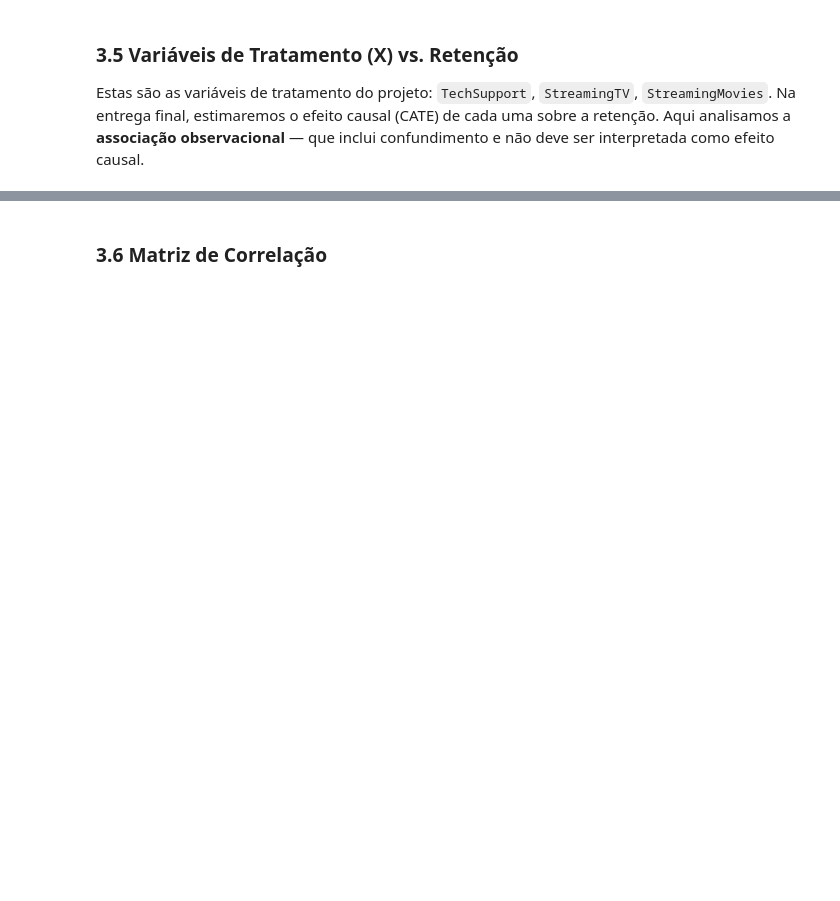
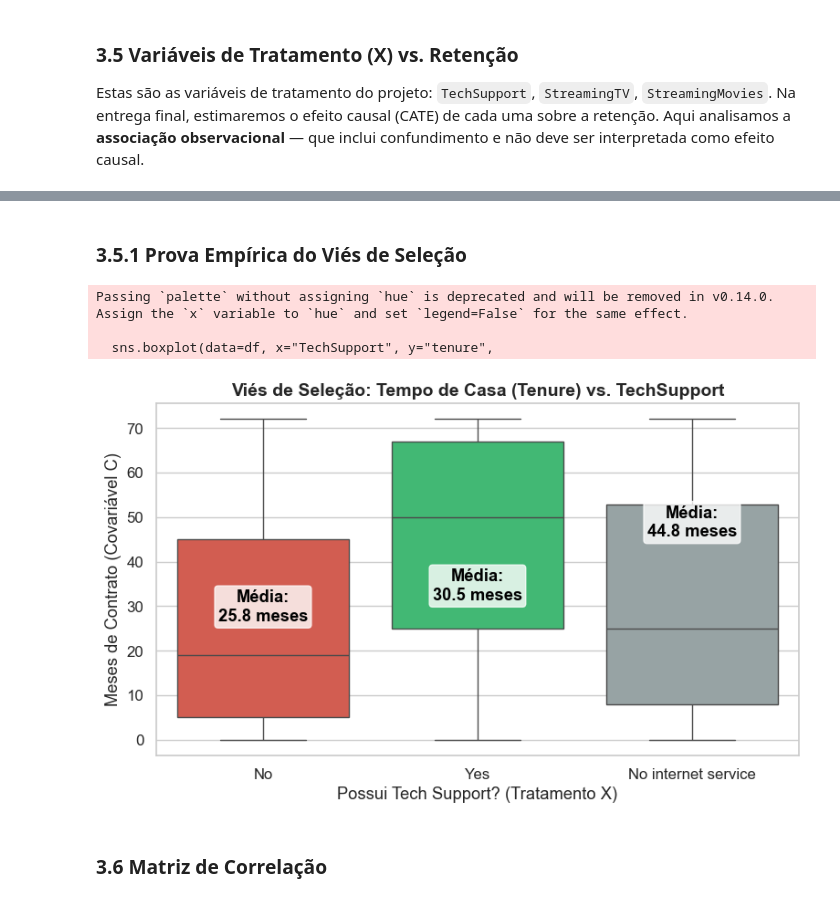
Before and after one commit to tomyt-t/tpcausal, a Jupyter notebook: tpcausal.ipynb, the cells around one changed output, grey strips where cells are left out. Drawn from its saved outputs; the diff is of its cells as text; code cells hidden in the pictures; blank space fills up the shorter version.

Commit message:
feat: prova do viés de selecao, validacao da premisa de positividade e estimacao causal

```diff
--- a/tpcausal.ipynb
+++ b/tpcausal.ipynb
@@ -266,3 +384,30 @@ for treat in TREATMENTS:
+# %% [markdown]
+### 3.5.1 Prova Empírica do Viés de Seleção
+# %%
+# Clientes com Suporte Técnico tendem a ter contratos muito mais antigos.
+
+fig, ax = plt.subplots(figsize=(8, 5))
+sns.boxplot(data=df, x="TechSupport", y="tenure",
+            palette={"No": "#e74c3c", "Yes": "#2ecc71", "No internet service": "#95a5a6"}, ax=ax)
+
+ax.set_title("Viés de Seleção: Tempo de Casa (Tenure) vs. TechSupport", fontsize=14, fontweight="bold")
+ax.set_xlabel("Possui Tech Support? (Tratamento X)")
+ax.set_ylabel("Meses de Contrato (Covariável C)")
+
+# Anotação das médias
+medias = df.groupby("TechSupport")["tenure"].mean()
+for i, key in enumerate(["No", "No internet service", "Yes"]):
+    ax.text(i, medias[key], f"Média:\n{medias[key]:.1f} meses",
+            ha="center", va="bottom", fontweight="bold", color="black",
+            bbox=dict(facecolor="white", alpha=0.8, boxstyle="round,pad=0.2"))
+
+plt.tight_layout()
+plt.show()
+# %% [output]
+Passing `palette` without assigning `hue` is deprecated and will be removed in v0.14.0. Assign the `x` variable to `hue` and set `legend=False` for the same effect.
+
+  sns.boxplot(data=df, x="TechSupport", y="tenure",
+[figure, added]
 # %% [markdown]
 ### 3.6 Matriz de Correlação
 # %%
```
Also changed, not shown: parts of 33 cells of this notebook.
